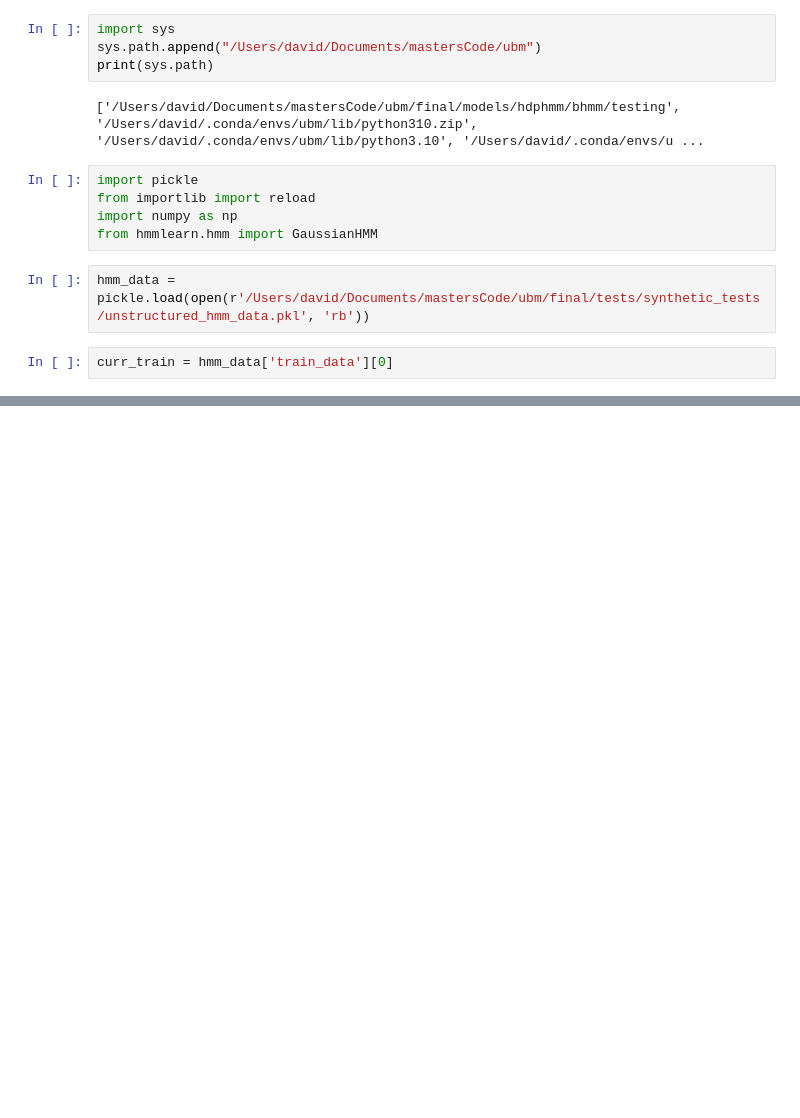
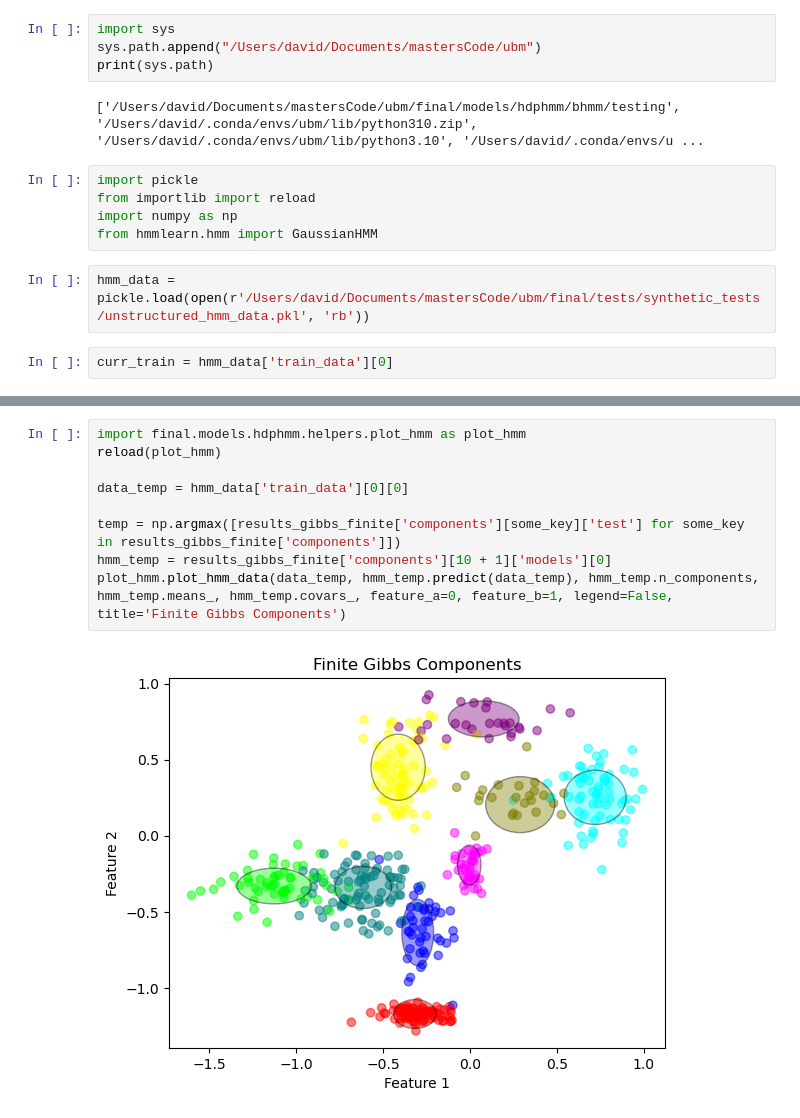
Before and after one commit to Davidjames9610/ubm, a Jupyter notebook: final/models/hdphmm/bhmm/testing/synthetic_data_v2.ipynb, the cells around one changed output, grey strips where cells are left out. Cells and saved outputs as stored; diff of their text form; blank space fills up the shorter version.

```diff
--- a/final/models/hdphmm/bhmm/testing/synthetic_data_v2.ipynb
+++ b/final/models/hdphmm/bhmm/testing/synthetic_data_v2.ipynb
@@ -80,0 +179,11 @@ KeyboardInterrupt:
+# %%
+import final.models.hdphmm.helpers.plot_hmm as plot_hmm
+reload(plot_hmm)
+
+data_temp = hmm_data['train_data'][0][0]
+
+temp = np.argmax([results_gibbs_finite['components'][some_key]['test'] for some_key in results_gibbs_finite['components']])
+hmm_temp = results_gibbs_finite['components'][10 + 1]['models'][0]
+plot_hmm.plot_hmm_data(data_temp, hmm_temp.predict(data_temp), hmm_temp.n_components, hmm_temp.means_, hmm_temp.covars_, feature_a=0, feature_b=1, legend=False, title='Finite Gibbs Components')
+# %% [output]
+[figure, added]
```
Also changed, not shown: parts of 24 cells of this notebook, 20 other files.
